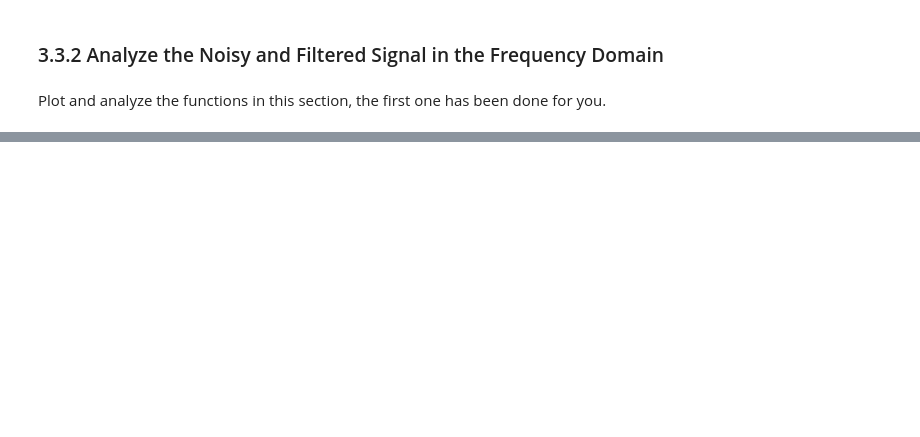
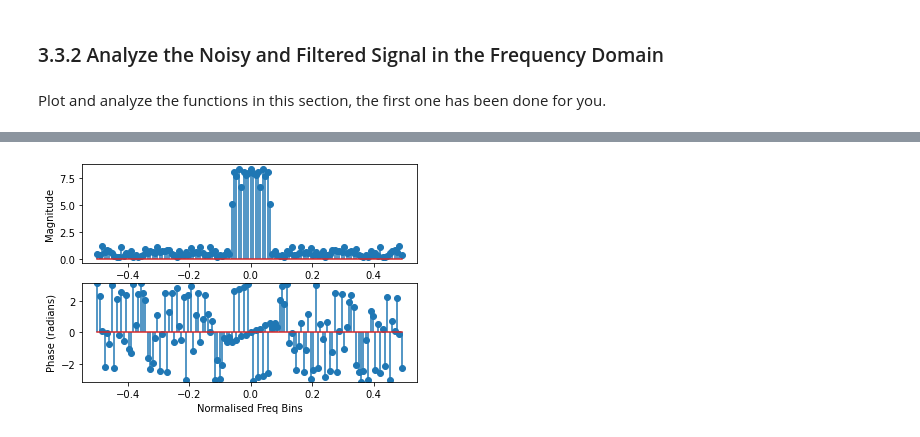
Before and after one commit to sofiagilardini/UCLA_EE113, a Jupyter notebook: hw4.ipynb, the cells around one changed output, grey strips where cells are left out. Cells and saved outputs as stored; diff of their text form; code cells hidden in the pictures; blank space fills up the shorter version.

```diff
--- a/hw4.ipynb
+++ b/hw4.ipynb
@@ -342,10 +408,12 @@ plot_dft_magnitude_angle(np.arange(N), dft(x), format="Centered_Normalized") #Th
 # %%
 #1. Convert the noisy signal to the frequency domain via the DFT
 # and visualize it with your previously written plotting functions.
 
 #***************************** Add your implementation under this line *****************************
-
+plot_dft_magnitude_angle(np.arange(N), dft(x_noise), format="Centered_Normalized") #This has been done for you already.
 #***************************** Add your implementation above this line *****************************
+# %% [output]
+[figure, added]
 # %%
 #2. Convert the filtered signal to the frequency domain via the DFT
 # and visualize it with your previously written plotting functions.
```
Also changed, not shown: parts of 20 cells of this notebook, 1 other file.
